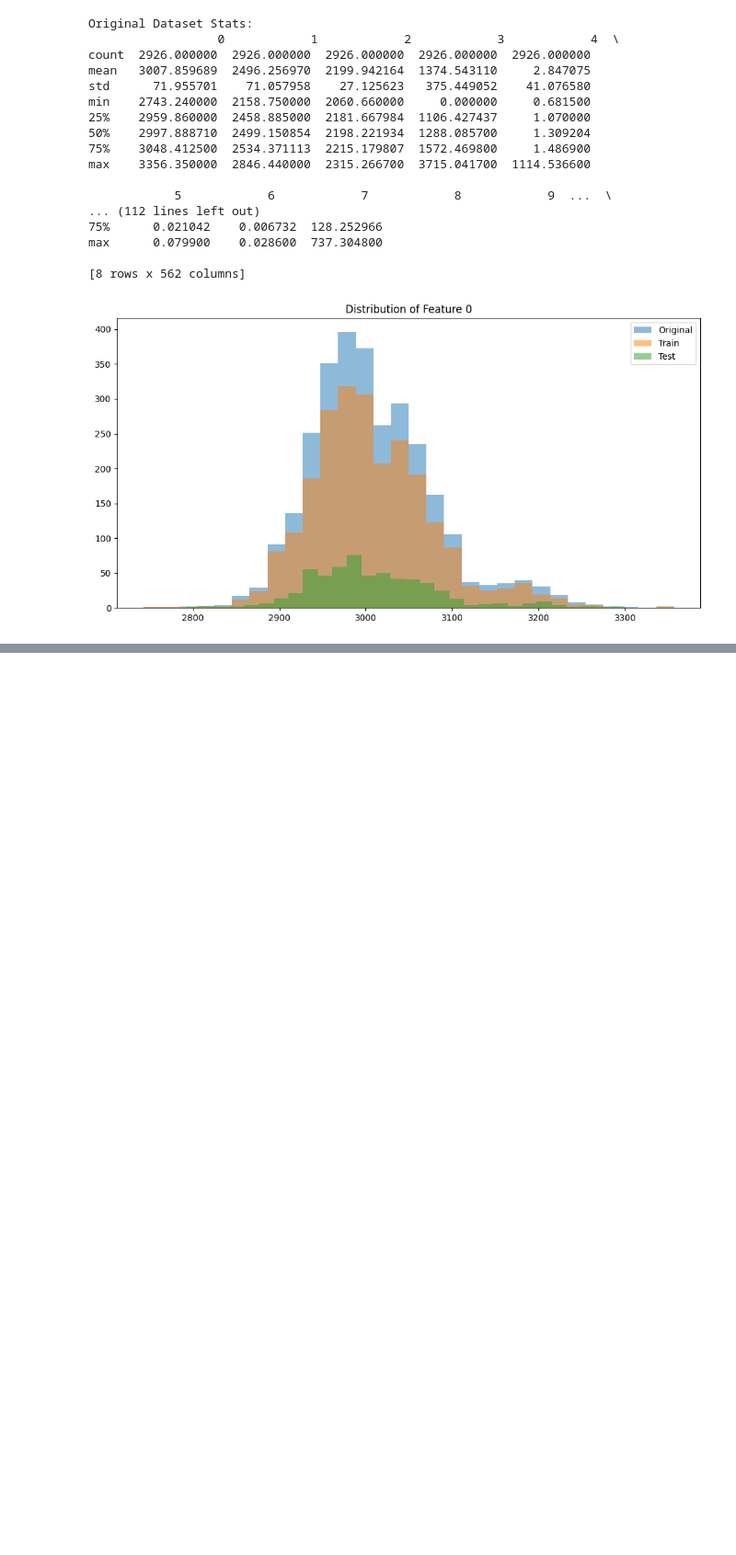
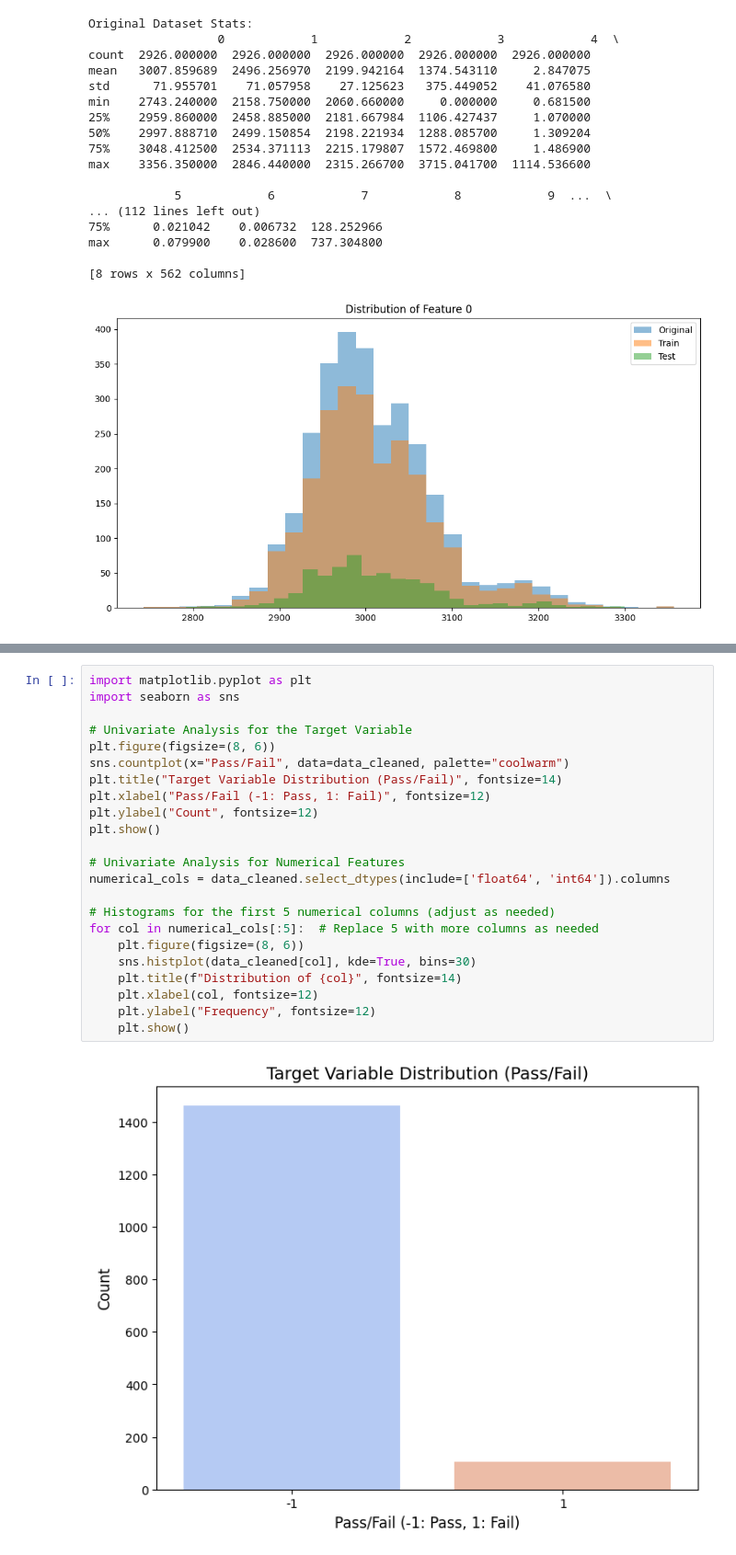
Before and after one commit to ShafinMz08/Semiconductor-Yield-Prediction-Model, a Jupyter notebook: SYPM.ipynb, the cells around one changed output, grey strips where cells are left out. Shown: that part at 92% size. Drawn from its saved outputs; the diff is of its cells as text; blank space fills up the shorter version.

```diff
--- a/SYPM.ipynb
+++ b/SYPM.ipynb
@@ -382,0 +391,25 @@ max      0.079900    0.028600  737.304800
+# %%
+import matplotlib.pyplot as plt
+import seaborn as sns
+
+# Univariate Analysis for the Target Variable
+plt.figure(figsize=(8, 6))
+sns.countplot(x="Pass/Fail", data=data_cleaned, palette="coolwarm")
+plt.title("Target Variable Distribution (Pass/Fail)", fontsize=14)
+plt.xlabel("Pass/Fail (-1: Pass, 1: Fail)", fontsize=12)
+plt.ylabel("Count", fontsize=12)
+plt.show()
+
+# Univariate Analysis for Numerical Features
+numerical_cols = data_cleaned.select_dtypes(include=['float64', 'int64']).columns
+
+# Histograms for the first 5 numerical columns (adjust as needed)
+for col in numerical_cols[:5]:  # Replace 5 with more columns as needed
+    plt.figure(figsize=(8, 6))
+    sns.histplot(data_cleaned[col], kde=True, bins=30)
+    plt.title(f"Distribution of {col}", fontsize=14)
+    plt.xlabel(col, fontsize=12)
+    plt.ylabel("Frequency", fontsize=12)
+    plt.show()
+# %% [output]
+[figure, added]
```
Also changed, not shown: parts of 29 cells of this notebook.
